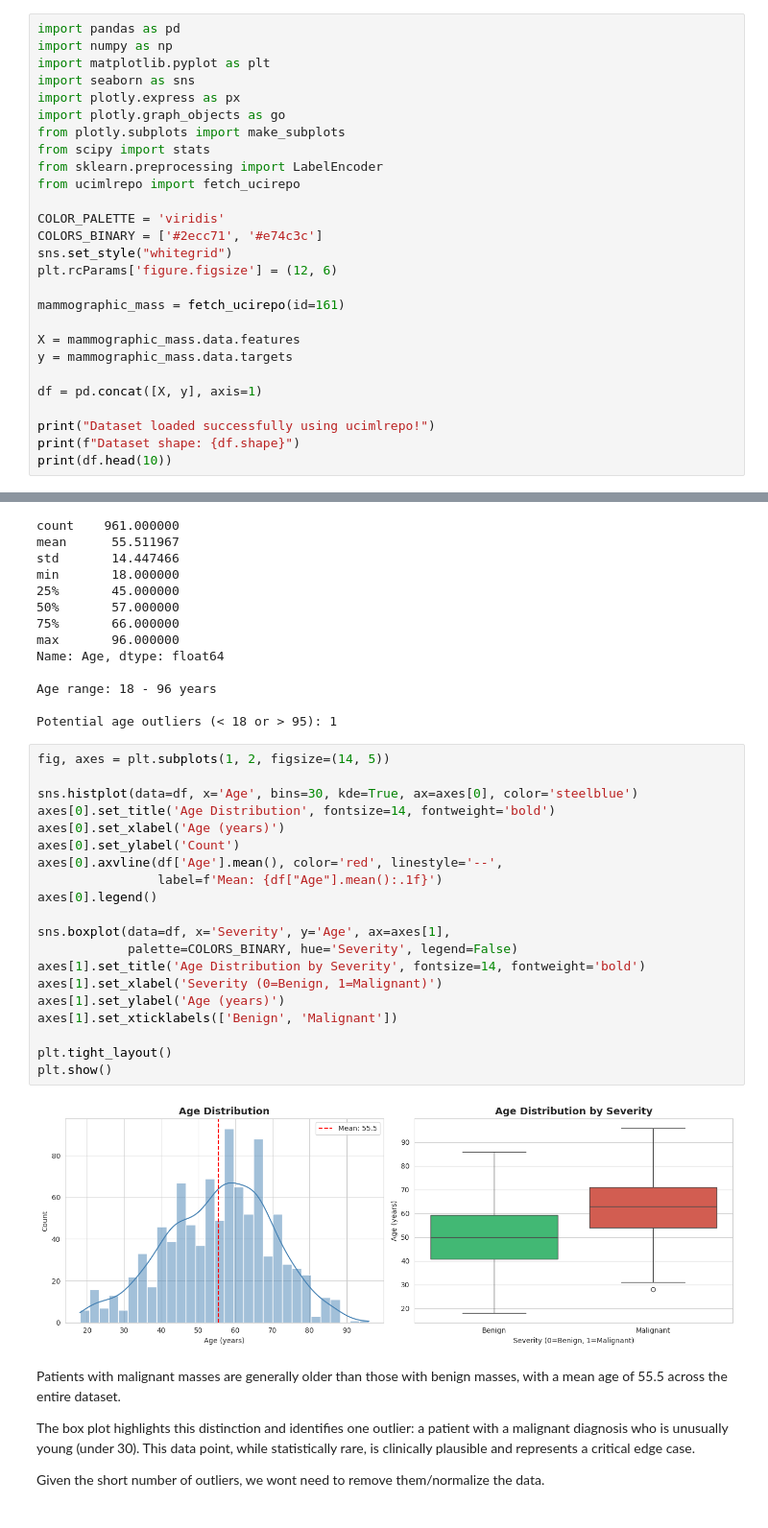
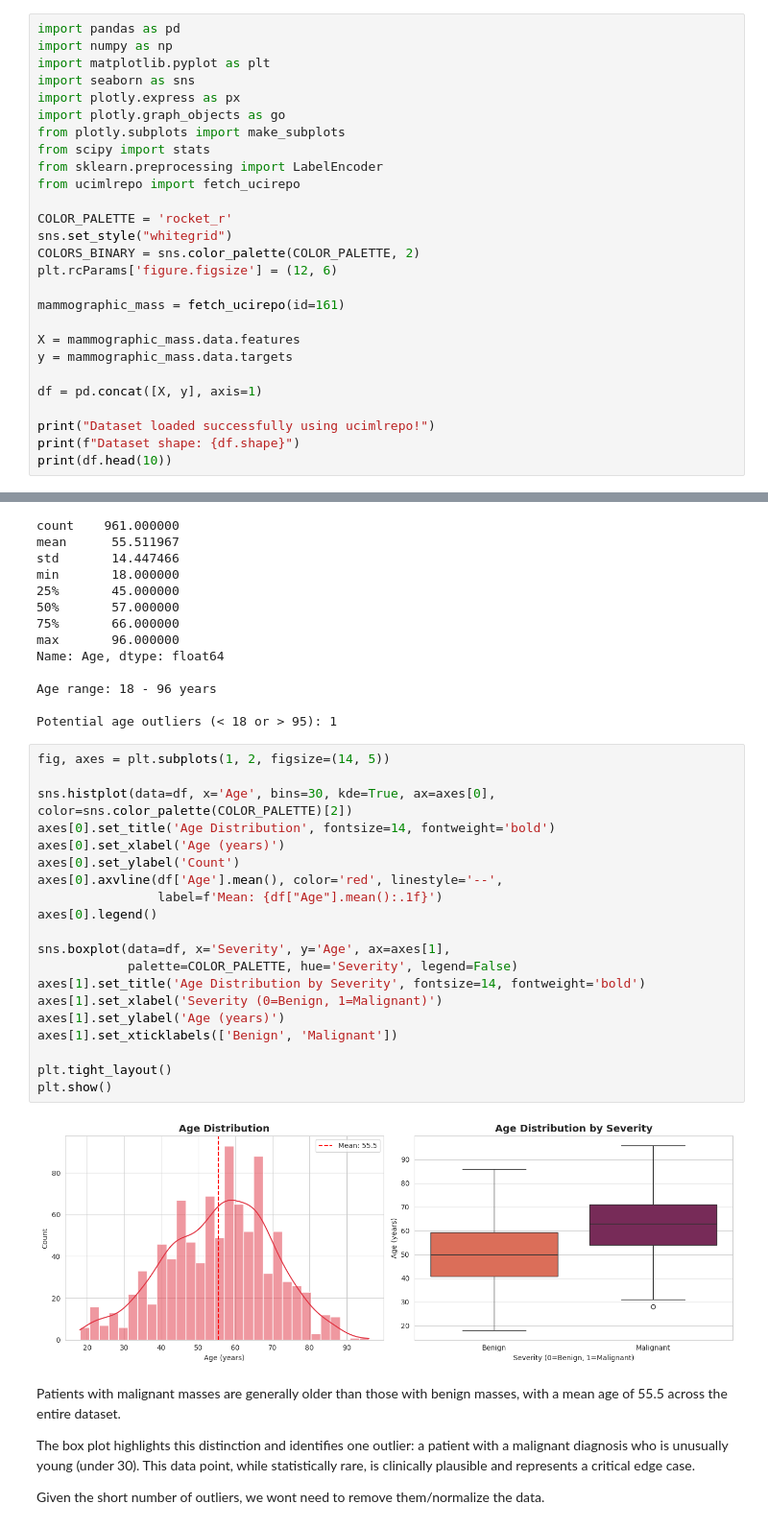
Before and after one commit to Adriano-7/imbalanced-data-synthesis-quality, a Jupyter notebook: notebooks/00_eda_mammographic_mass.ipynb, the cells around one changed output, grey strips where cells are left out. Shown: that part at 96% size. Drawn from its saved outputs; the diff is of its cells as text.

```diff
--- a/notebooks/00_eda_mammographic_mass.ipynb
+++ b/notebooks/00_eda_mammographic_mass.ipynb
@@ -18,9 +18,9 @@ from scipy import stats
 from sklearn.preprocessing import LabelEncoder
 from ucimlrepo import fetch_ucirepo
 
-COLOR_PALETTE = 'viridis'
-COLORS_BINARY = ['#2ecc71', '#e74c3c']
+COLOR_PALETTE = 'rocket_r'
 sns.set_style("whitegrid")
+COLORS_BINARY = sns.color_palette(COLOR_PALETTE, 2)
 plt.rcParams['figure.figsize'] = (12, 6)
 
 mammographic_mass = fetch_ucirepo(id=161)
@@ -271,25 +270,25 @@ Potential age outliers (< 18 or > 95): 1
 # %%
 fig, axes = plt.subplots(1, 2, figsize=(14, 5))
 
-sns.histplot(data=df, x='Age', bins=30, kde=True, ax=axes[0], color='steelblue')
+sns.histplot(data=df, x='Age', bins=30, kde=True, ax=axes[0], color=sns.color_palette(COLOR_PALETTE)[2])
 axes[0].set_title('Age Distribution', fontsize=14, fontweight='bold')
 axes[0].set_xlabel('Age (years)')
 axes[0].set_ylabel('Count')
 axes[0].axvline(df['Age'].mean(), color='red', linestyle='--',
                 label=f'Mean: {df["Age"].mean():.1f}')
 axes[0].legend()
 
 sns.boxplot(data=df, x='Severity', y='Age', ax=axes[1],
-            palette=COLORS_BINARY, hue='Severity', legend=False)
+            palette=COLOR_PALETTE, hue='Severity', legend=False)
 axes[1].set_title('Age Distribution by Severity', fontsize=14, fontweight='bold')
 axes[1].set_xlabel('Severity (0=Benign, 1=Malignant)')
 axes[1].set_ylabel('Age (years)')
 axes[1].set_xticklabels(['Benign', 'Malignant'])
 
 plt.tight_layout()
 plt.show()
 # %% [output]
-[figure, old version]
+[figure, new version]
 # %% [markdown]
 Patients with malignant masses are generally older than those with benign masses, with a mean age of 55.5 across the entire dataset.
 
```
Also changed, not shown: parts of 4 cells of this notebook, 10 other files.
